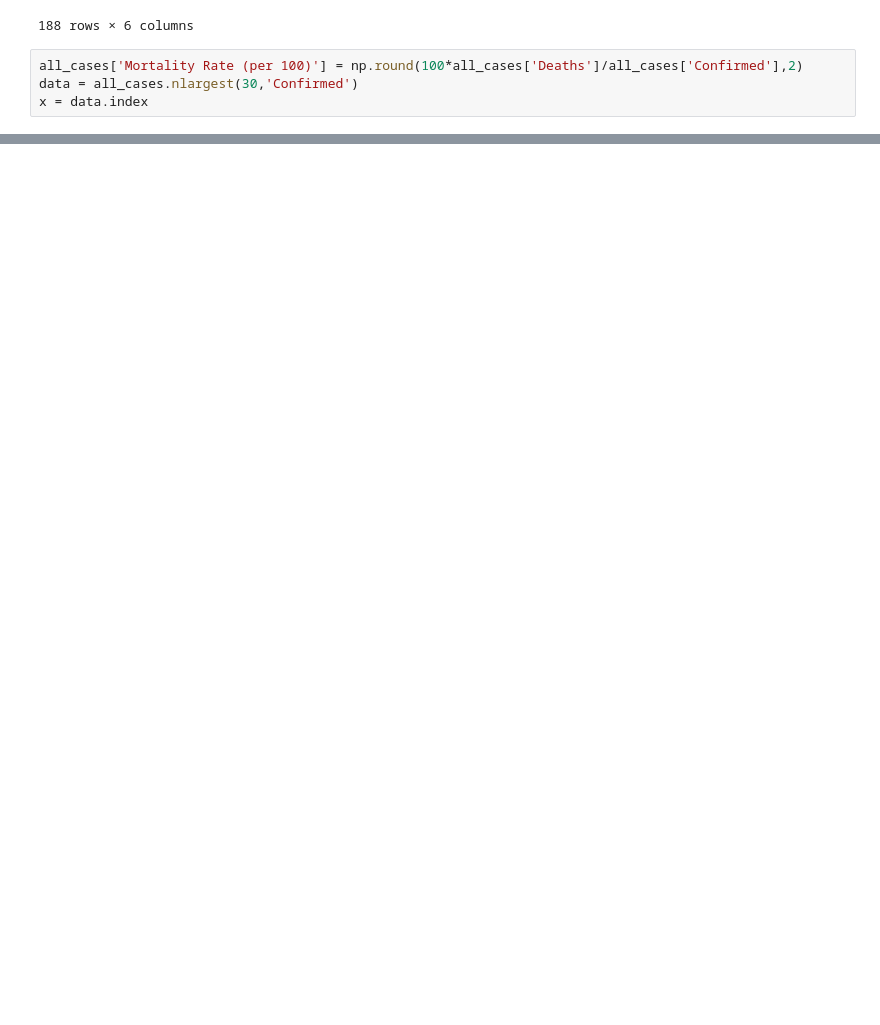
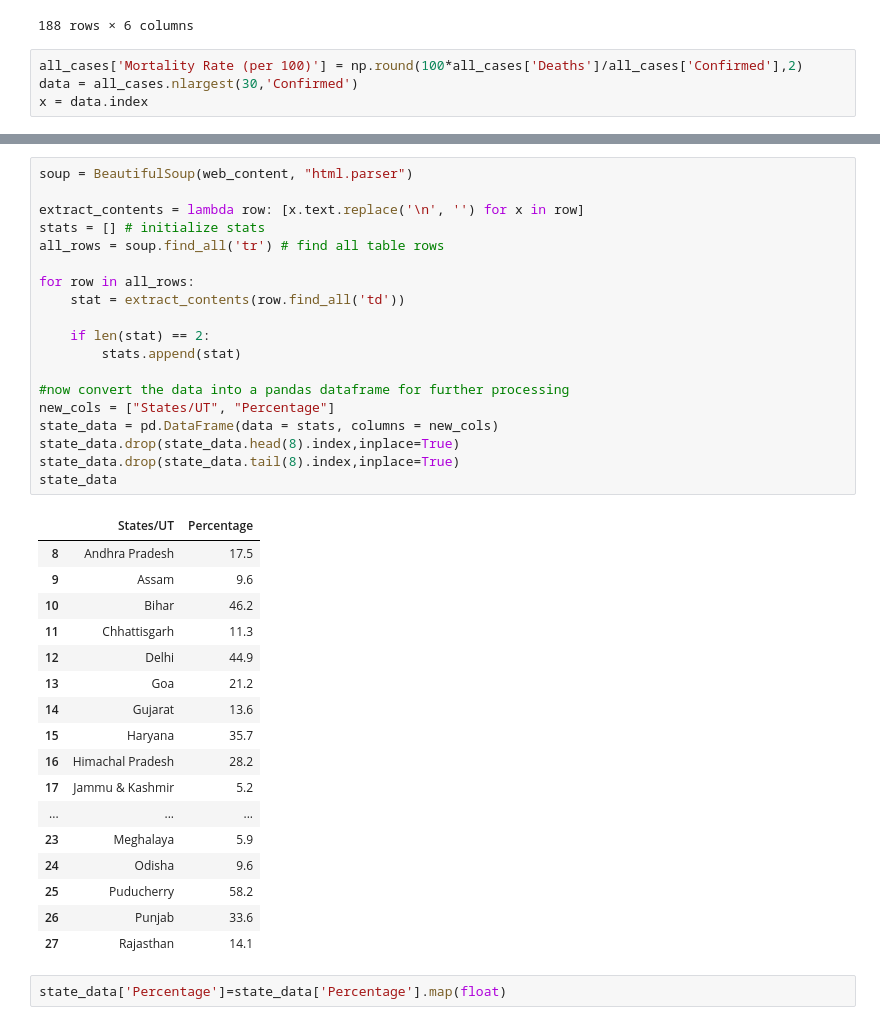
Before and after one commit to RaghavK16/COVID19-Eco-Impact, a Jupyter notebook: covid-effects-economical.ipynb, the cells around one changed output, grey strips where cells are left out. Drawn from its saved outputs; the diff is of its cells as text; blank space fills up the shorter version.

```diff
--- a/covid-effects-economical.ipynb
+++ b/covid-effects-economical.ipynb
@@ -86,0 +98,39 @@ plt.legend()
+# %%
+soup = BeautifulSoup(web_content, "html.parser")
+
+extract_contents = lambda row: [x.text.replace('\n', '') for x in row]
+stats = [] # initialize stats
+all_rows = soup.find_all('tr') # find all table rows
+
+for row in all_rows:
+    stat = extract_contents(row.find_all('td'))
+
+    if len(stat) == 2:
+        stats.append(stat)
+
+#now convert the data into a pandas dataframe for further processing
+new_cols = ["States/UT", "Percentage"]
+state_data = pd.DataFrame(data = stats, columns = new_cols)
+state_data.drop(state_data.head(8).index,inplace=True)
+state_data.drop(state_data.tail(8).index,inplace=True)
+state_data
+# %% [output]
+|  | States/UT | Percentage |
+| 8 | Andhra Pradesh | 17.5 |
+| 9 | Assam | 9.6 |
+| 10 | Bihar | 46.2 |
+| 11 | Chhattisgarh | 11.3 |
+| 12 | Delhi | 44.9 |
+| 13 | Goa | 21.2 |
+| 14 | Gujarat | 13.6 |
+| 15 | Haryana | 35.7 |
+| 16 | Himachal Pradesh | 28.2 |
+| 17 | Jammu & Kashmir | 5.2 |
+| ... | ... | ... |
+| 23 | Meghalaya | 5.9 |
+| 24 | Odisha | 9.6 |
+| 25 | Puducherry | 58.2 |
+| 26 | Punjab | 33.6 |
+| 27 | Rajasthan | 14.1 |
+# %%
+state_data['Percentage']=state_data['Percentage'].map(float)
```
Also changed, not shown: parts of 7 cells of this notebook.
